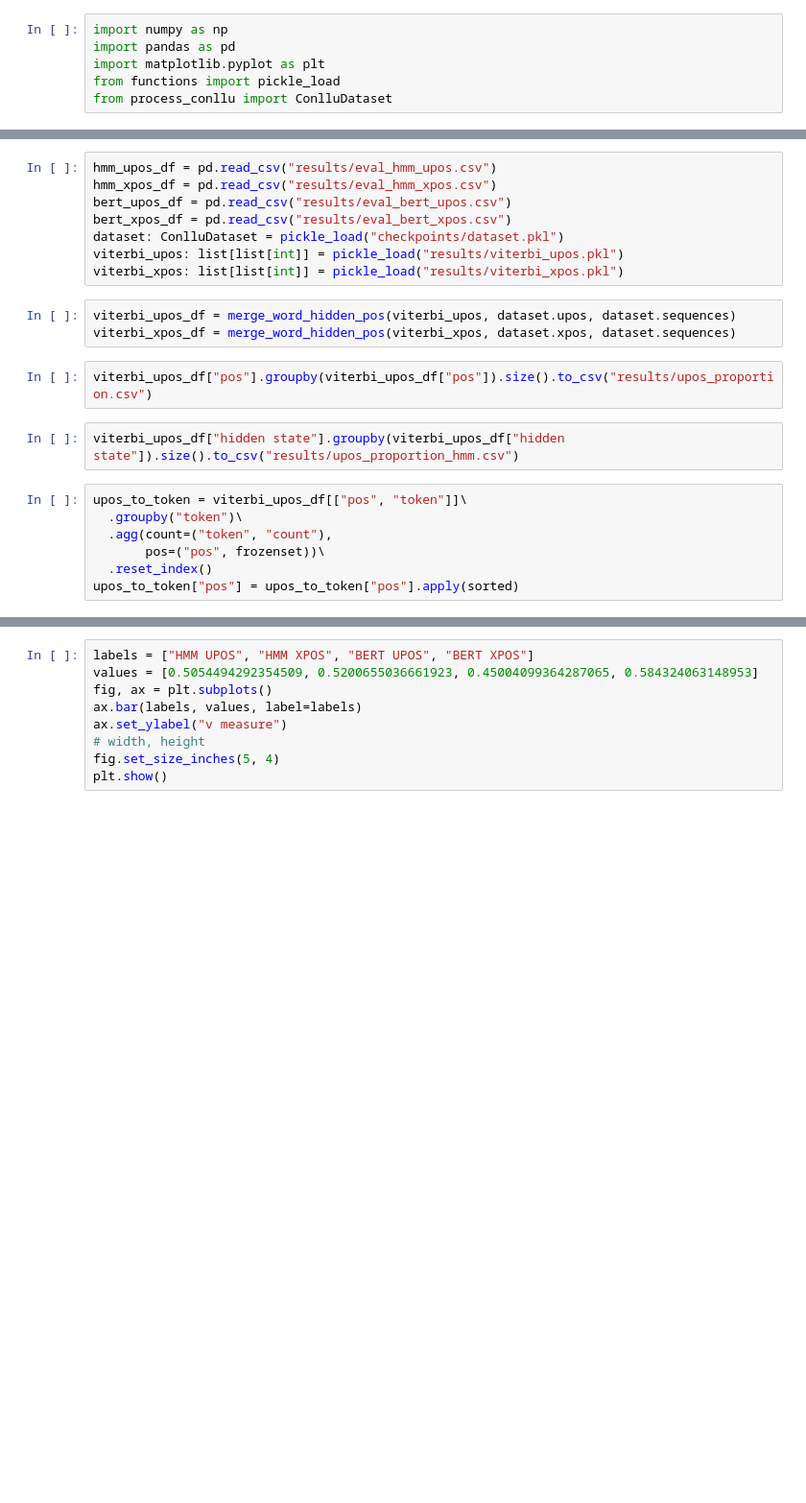
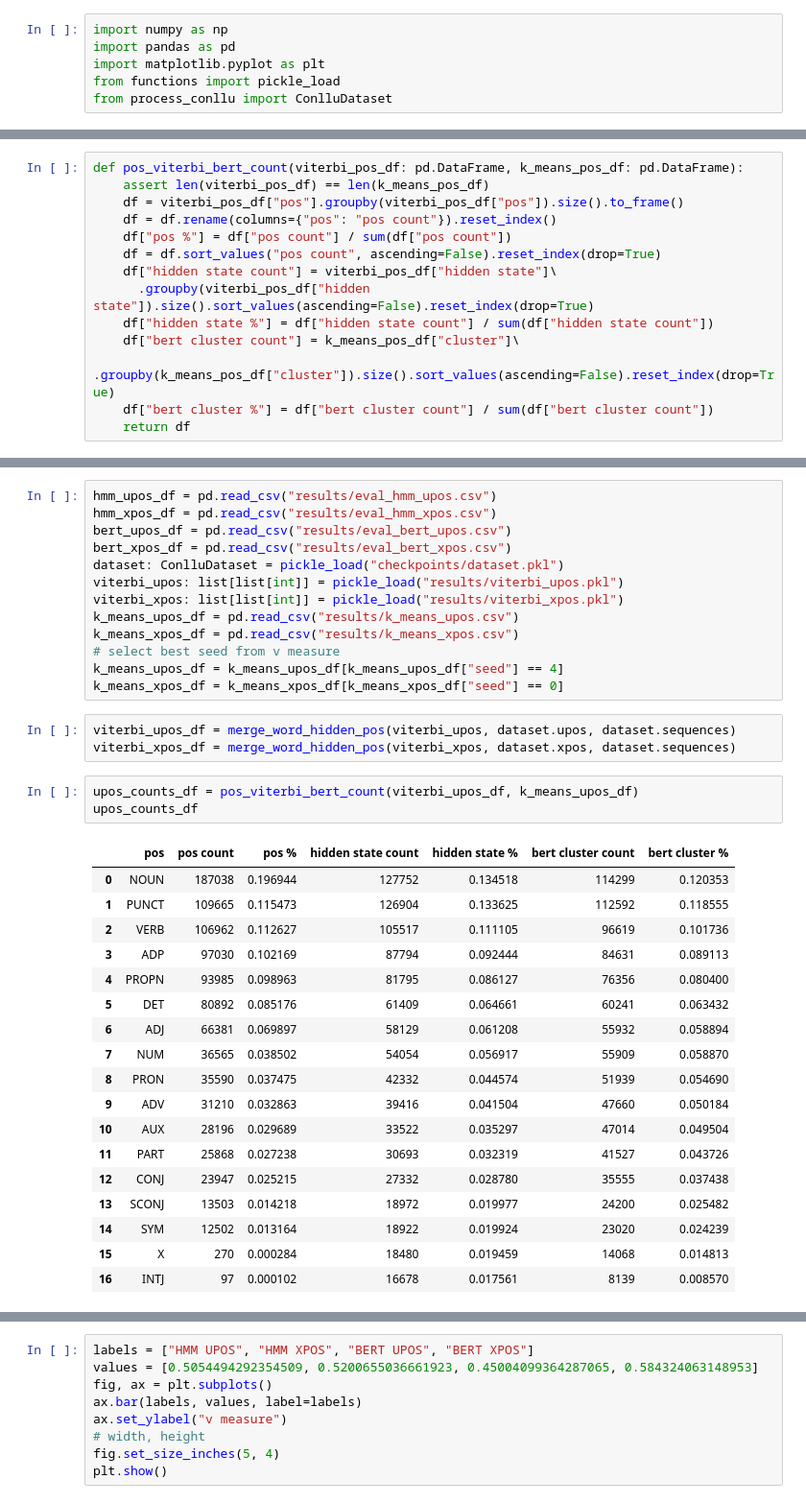
Before and after one commit to WCSin01/nlp_assignment3, a Jupyter notebook: eval_plt.ipynb, the cells around one changed output, grey strips where cells are left out. Shown at 96% size. Saved outputs shown, nothing was run; the diff lists cells and outputs as text; blank space fills up the shorter version.

```diff
--- a/eval_plt.ipynb
+++ b/eval_plt.ipynb
@@ -14,3 +14,17 @@ def merge_word_hidden_pos(viterbi_pos, true_pos, obs_seqs):
         for hidden_state, pos, obs_state in zip(pred_hidden_seq, true_hidden_seq, obs_seq):
             merged_pos.append((seq_idx, hidden_state, pos, obs_state))
     return pd.DataFrame(merged_pos, columns=["sentence", "hidden state", "pos", "token"])
+# %%
+def pos_viterbi_bert_count(viterbi_pos_df: pd.DataFrame, k_means_pos_df: pd.DataFrame):
+    assert len(viterbi_pos_df) == len(k_means_pos_df)
+    df = viterbi_pos_df["pos"].groupby(viterbi_pos_df["pos"]).size().to_frame()
+    df = df.rename(columns={"pos": "pos count"}).reset_index()
+    df["pos %"] = df["pos count"] / sum(df["pos count"])
+    df = df.sort_values("pos count", ascending=False).reset_index(drop=True)
+    df["hidden state count"] = viterbi_pos_df["hidden state"]\
+      .groupby(viterbi_pos_df["hidden state"]).size().sort_values(ascending=False).reset_index(drop=True)
+    df["hidden state %"] = df["hidden state count"] / sum(df["hidden state count"])
+    df["bert cluster count"] = k_means_pos_df["cluster"]\
+      .groupby(k_means_pos_df["cluster"]).size().sort_values(ascending=False).reset_index(drop=True)
+    df["bert cluster %"] = df["bert cluster count"] / sum(df["bert cluster count"])
+    return df
@@ -22,17 +65,33 @@ bert_xpos_df = pd.read_csv("results/eval_bert_xpos.csv")
 dataset: ConlluDataset = pickle_load("checkpoints/dataset.pkl")
 viterbi_upos: list[list[int]] = pickle_load("results/viterbi_upos.pkl")
 viterbi_xpos: list[list[int]] = pickle_load("results/viterbi_xpos.pkl")
+k_means_upos_df = pd.read_csv("results/k_means_upos.csv")
+k_means_xpos_df = pd.read_csv("results/k_means_xpos.csv")
+# select best seed from v measure
+k_means_upos_df = k_means_upos_df[k_means_upos_df["seed"] == 4]
+k_means_xpos_df = k_means_xpos_df[k_means_xpos_df["seed"] == 0]
 # %%
 viterbi_upos_df = merge_word_hidden_pos(viterbi_upos, dataset.upos, dataset.sequences)
 viterbi_xpos_df = merge_word_hidden_pos(viterbi_xpos, dataset.xpos, dataset.sequences)
-# %%
-viterbi_upos_df["pos"].groupby(viterbi_upos_df["pos"]).size().to_csv("results/upos_proportion.csv")
-# %%
-viterbi_upos_df["hidden state"].groupby(viterbi_upos_df["hidden state"]).size().to_csv("results/upos_proportion_hmm.csv")
-# %%
-upos_to_token = viterbi_upos_df[["pos", "token"]]\
-  .groupby("token")\
-  .agg(count=("token", "count"),
-       pos=("pos", frozenset))\
-  .reset_index()
-upos_to_token["pos"] = upos_to_token["pos"].apply(sorted)
+# %%
+upos_counts_df = pos_viterbi_bert_count(viterbi_upos_df, k_means_upos_df)
+upos_counts_df
+# %% [output]
+|  | pos | pos count | pos % | hidden state count | hidden state % | bert cluster count | bert cluster % |
+| 0 | NOUN | 187038 | 0.196944 | 127752 | 0.134518 | 114299 | 0.120353 |
+| 1 | PUNCT | 109665 | 0.115473 | 126904 | 0.133625 | 112592 | 0.118555 |
+| 2 | VERB | 106962 | 0.112627 | 105517 | 0.111105 | 96619 | 0.101736 |
+| 3 | ADP | 97030 | 0.102169 | 87794 | 0.092444 | 84631 | 0.089113 |
+| 4 | PROPN | 93985 | 0.098963 | 81795 | 0.086127 | 76356 | 0.080400 |
+| 5 | DET | 80892 | 0.085176 | 61409 | 0.064661 | 60241 | 0.063432 |
+| 6 | ADJ | 66381 | 0.069897 | 58129 | 0.061208 | 55932 | 0.058894 |
+| 7 | NUM | 36565 | 0.038502 | 54054 | 0.056917 | 55909 | 0.058870 |
+| 8 | PRON | 35590 | 0.037475 | 42332 | 0.044574 | 51939 | 0.054690 |
+| 9 | ADV | 31210 | 0.032863 | 39416 | 0.041504 | 47660 | 0.050184 |
+| 10 | AUX | 28196 | 0.029689 | 33522 | 0.035297 | 47014 | 0.049504 |
+| 11 | PART | 25868 | 0.027238 | 30693 | 0.032319 | 41527 | 0.043726 |
+| 12 | CONJ | 23947 | 0.025215 | 27332 | 0.028780 | 35555 | 0.037438 |
+| 13 | SCONJ | 13503 | 0.014218 | 18972 | 0.019977 | 24200 | 0.025482 |
+| 14 | SYM | 12502 | 0.013164 | 18922 | 0.019924 | 23020 | 0.024239 |
+| 15 | X | 270 | 0.000284 | 18480 | 0.019459 | 14068 | 0.014813 |
+| 16 | INTJ | 97 | 0.000102 | 16678 | 0.017561 | 8139 | 0.008570 |
```
Also changed, not shown: parts of 22 cells of this notebook.
